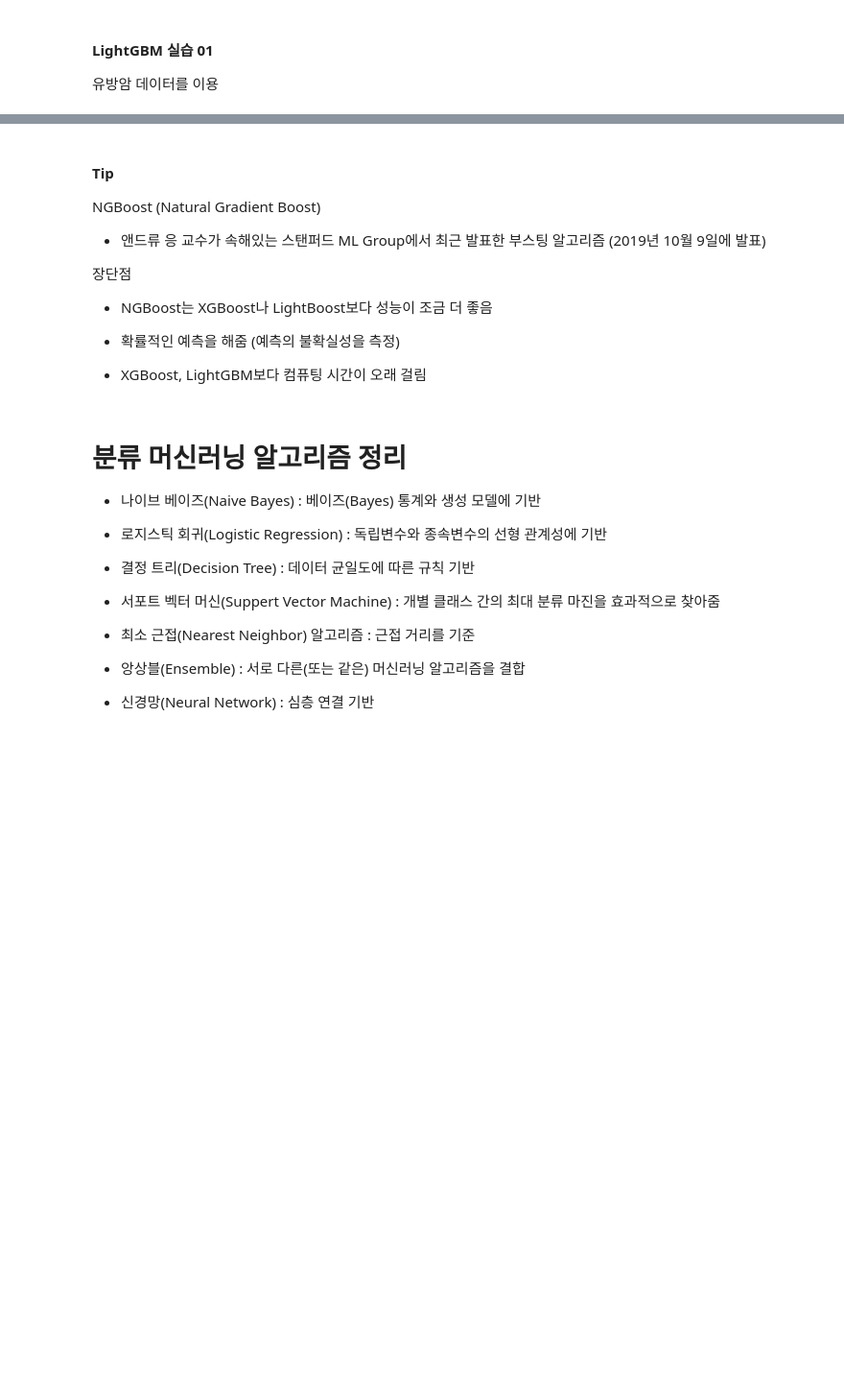
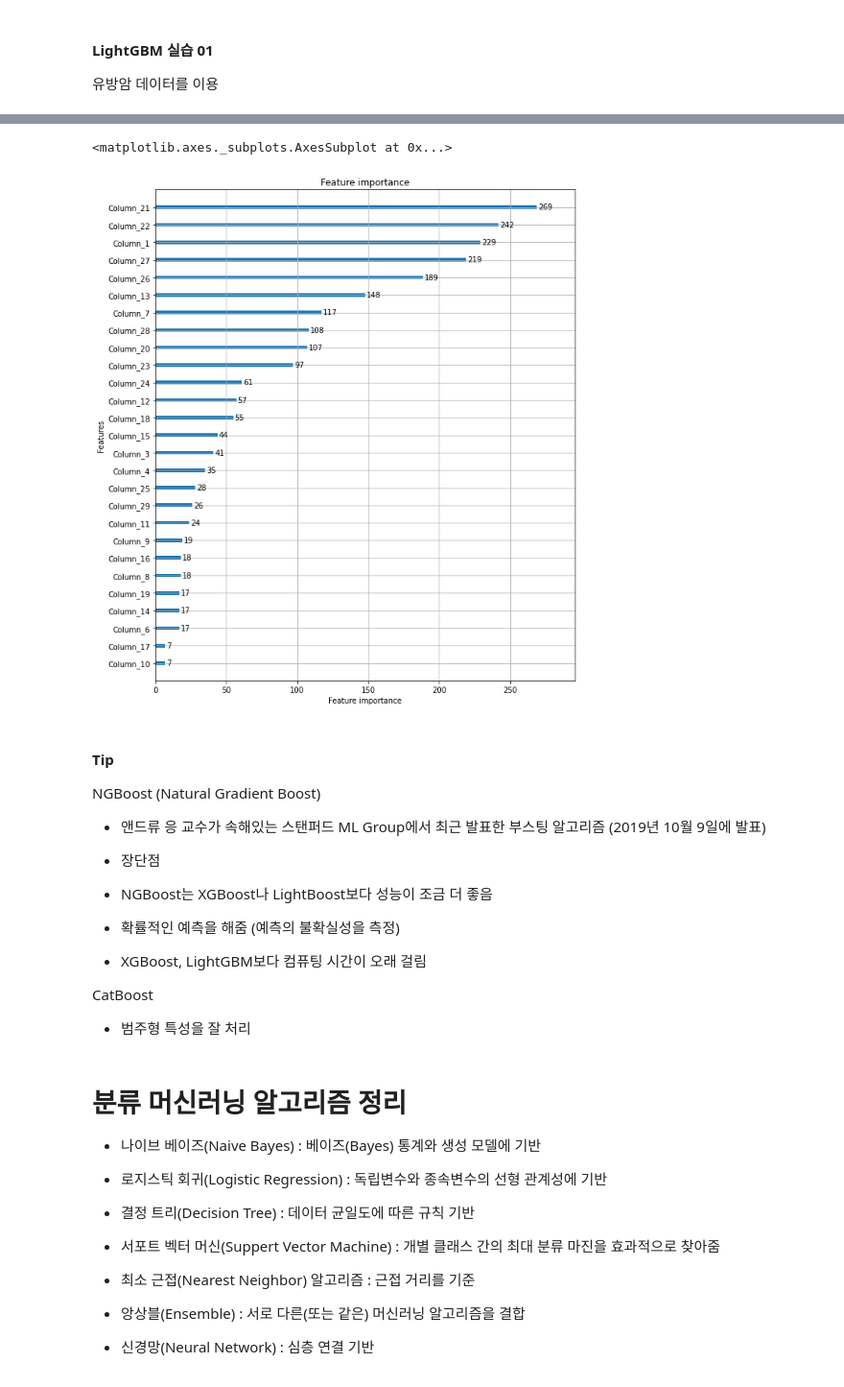
Before and after one commit to hwayoung306/AI, a Jupyter notebook: 20220503_ml_06_지도학습_GradientBoosting.ipynb, the cells around one changed output, grey strips where cells are left out. Shown: that part at 96% size. Saved outputs shown, nothing was run; the diff lists cells and outputs as text; code cells hidden in the pictures; blank space fills up the shorter version.

```diff
--- a/20220503_ml_06_지도학습_GradientBoosting.ipynb
+++ b/20220503_ml_06_지도학습_GradientBoosting.ipynb
@@ -764,19 +805,28 @@ cancer = load_breast_cancer()
 # %%
 # plot_importance() 이용
 from lightgbm import plot_importance
+import matplotlib.pyplot as plt
+
+fig, axes = plt.subplots( figsize = (10,12))
+plot_importance(model, ax= axes)
+# %% [output]
+<matplotlib.axes._subplots.AxesSubplot at 0x...>
+[figure, added]
 # %% [markdown]
 #### Tip
 
 NGBoost (Natural Gradient Boost)
 
-- 앤드류 응 교수가 속해있는 스탠퍼드 ML Group에서 최근 발표한 부스팅 알고리즘 (2019년 10월 9일에 발표)
+ - 앤드류 응 교수가 속해있는 스탠퍼드 ML Group에서 최근 발표한 부스팅 알고리즘 (2019년 10월 9일에 발표)
 
-장단점
+ - 장단점
 
-- NGBoost는 XGBoost나 LightBoost보다 성능이 조금 더 좋음
-- 확률적인 예측을 해줌 (예측의 불확실성을 측정)
+  - NGBoost는 XGBoost나 LightBoost보다 성능이 조금 더 좋음
+  - 확률적인 예측을 해줌 (예측의 불확실성을 측정)
+  - XGBoost, LightGBM보다 컴퓨팅 시간이 오래 걸림
 
-- XGBoost, LightGBM보다 컴퓨팅 시간이 오래 걸림
+CatBoost
+- 범주형 특성을 잘 처리
 # %% [markdown]
 # 분류 머신러닝 알고리즘 정리
 
```
Also changed, not shown: parts of 3 cells of this notebook.
